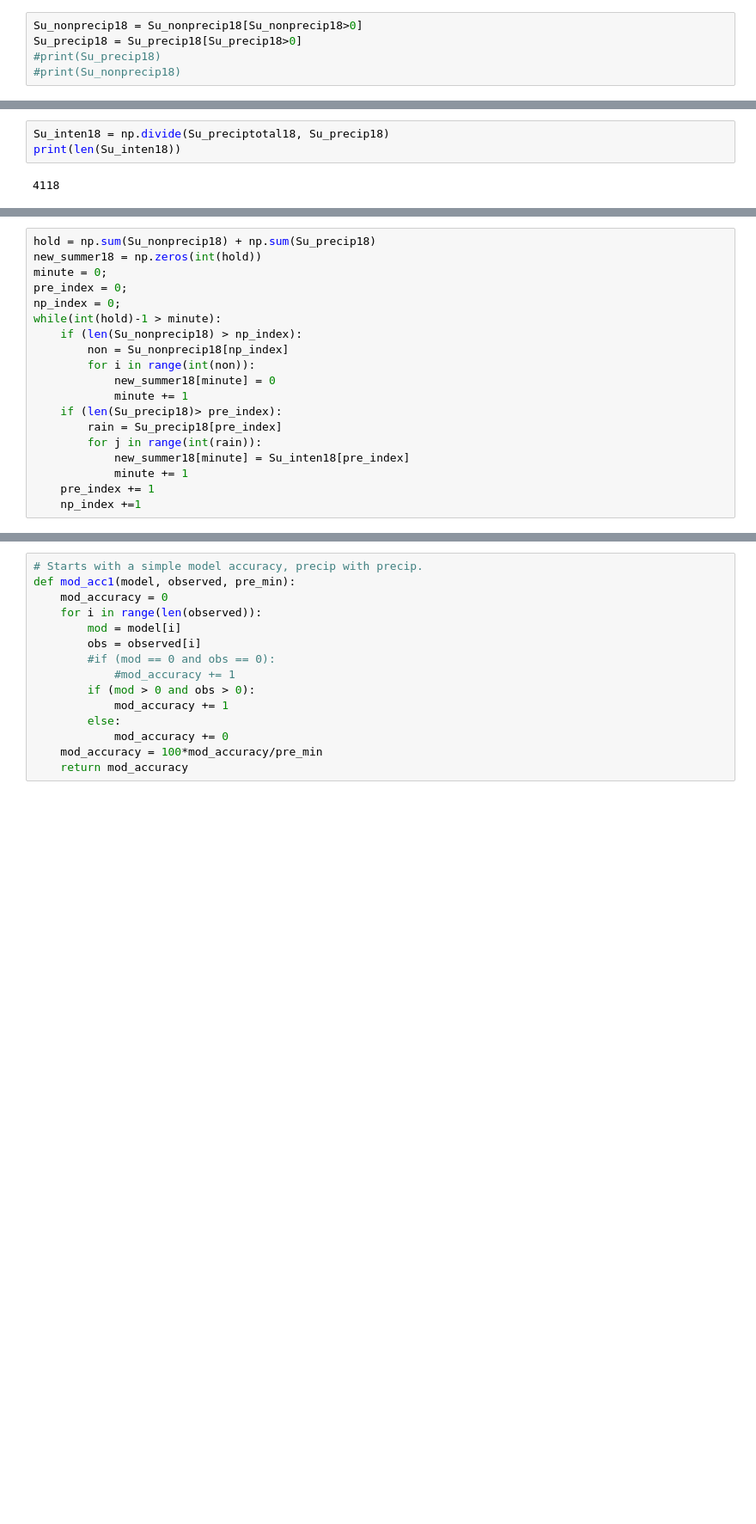
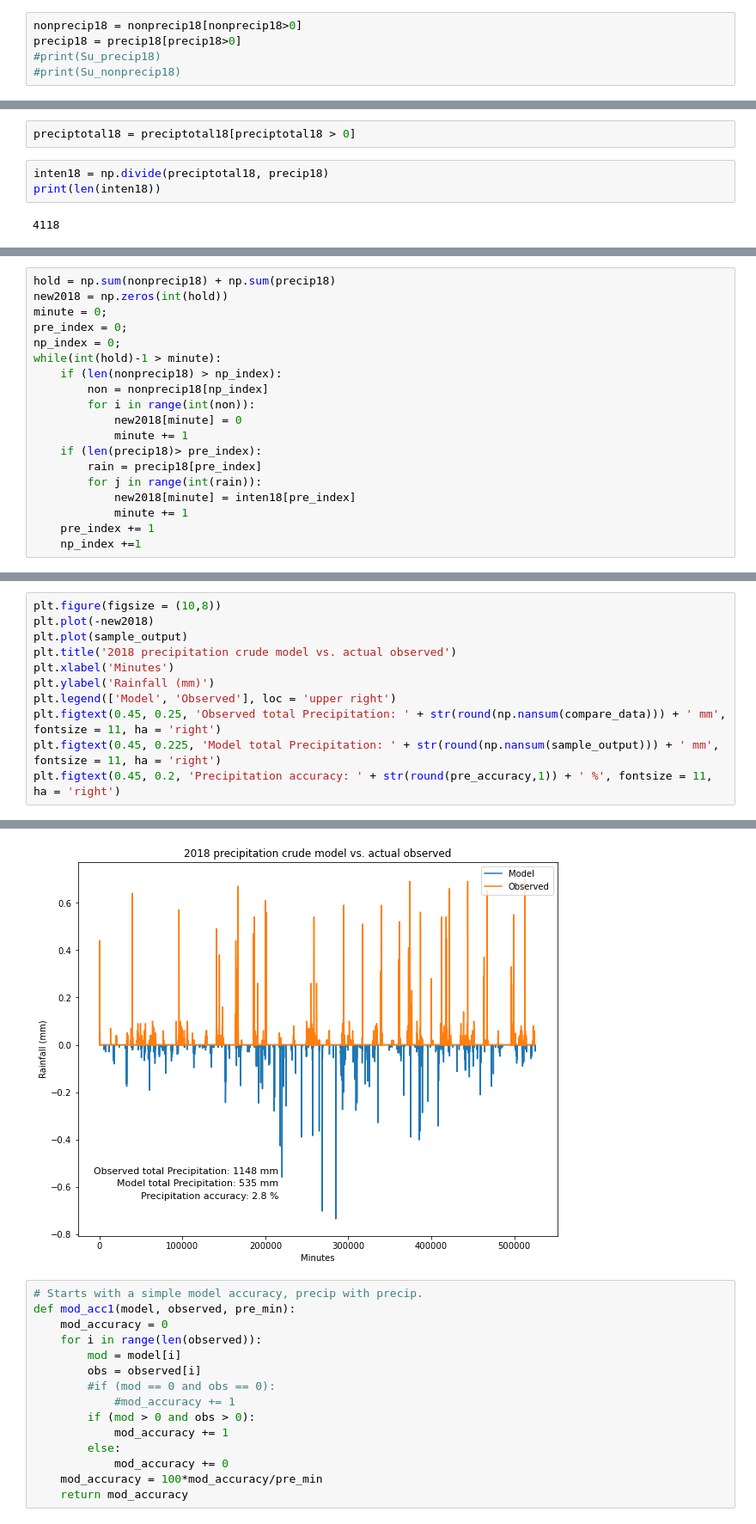
Before and after one commit to zhangt3-e/senior_thesis, a Jupyter notebook: Code/Simulation.ipynb, the cells around one changed output, grey strips where cells are left out. Shown at 86% size. Drawn from its saved outputs; the diff is of its cells as text; blank space fills up the shorter version.

```diff
--- a/Code/Simulation.ipynb
+++ b/Code/Simulation.ipynb
@@ -195,5 +199,5 @@ Su_precip18, Su_nonprecip18, Su_preciptotal18, Su_totalprep18 = histplot.preciph
 # %%
-Su_nonprecip18 = Su_nonprecip18[Su_nonprecip18>0]
-Su_precip18 = Su_precip18[Su_precip18>0]
+nonprecip18 = nonprecip18[nonprecip18>0]
+precip18 = precip18[precip18>0]
 #print(Su_precip18)
 #print(Su_nonprecip18)
@@ -202,6 +204,8 @@ Su_preciptotal18 = Su_preciptotal18[Su_preciptotal18 > 0]
+# %%
+preciptotal18 = preciptotal18[preciptotal18 > 0]
 # %%
-Su_inten18 = np.divide(Su_preciptotal18, Su_precip18)
-print(len(Su_inten18))
+inten18 = np.divide(preciptotal18, precip18)
+print(len(inten18))
 # %% [output]
 4118
 # %%
@@ -217,21 +221,21 @@ print(len(sample_output))
 525589
 525589
 # %%
-hold = np.sum(Su_nonprecip18) + np.sum(Su_precip18)
-new_summer18 = np.zeros(int(hold))
+hold = np.sum(nonprecip18) + np.sum(precip18)
+new2018 = np.zeros(int(hold))
 minute = 0;
 pre_index = 0;
 np_index = 0;
 while(int(hold)-1 > minute):
-    if (len(Su_nonprecip18) > np_index):
-        non = Su_nonprecip18[np_index]
+    if (len(nonprecip18) > np_index):
+        non = nonprecip18[np_index]
         for i in range(int(non)):
-            new_summer18[minute] = 0
+            new2018[minute] = 0
             minute += 1
-    if (len(Su_precip18)> pre_index):
-        rain = Su_precip18[pre_index]
+    if (len(precip18)> pre_index):
+        rain = precip18[pre_index]
         for j in range(int(rain)):
-            new_summer18[minute] = Su_inten18[pre_index]
+            new2018[minute] = inten18[pre_index]
             minute += 1
     pre_index += 1
     np_index +=1
@@ -244,0 +242,12 @@ plt.plot(sample_output)
+# %%
+plt.figure(figsize = (10,8))
+plt.plot(-new2018)
+plt.plot(sample_output)
+plt.title('2018 precipitation crude model vs. actual observed')
+plt.xlabel('Minutes')
+plt.ylabel('Rainfall (mm)')
+plt.legend(['Model', 'Observed'], loc = 'upper right')
+plt.figtext(0.45, 0.25, 'Observed total Precipitation: ' + str(round(np.nansum(compare_data))) + ' mm', fontsize = 11, ha = 'right')
+plt.figtext(0.45, 0.225, 'Model total Precipitation: ' + str(round(np.nansum(sample_output))) + ' mm', fontsize = 11, ha = 'right')
+plt.figtext(0.45, 0.2, 'Precipitation accuracy: ' + str(round(pre_accuracy,1)) + ' %', fontsize = 11, ha = 'right')
+# %% [output]
@@ -245,3 +255,4 @@ plt.plot(sample_output)
+[figure, added]
 # %%
 # Starts with a simple model accuracy, precip with precip.
 def mod_acc1(model, observed, pre_min):
```
Also changed, not shown: parts of 11 cells of this notebook, 3 other files.
